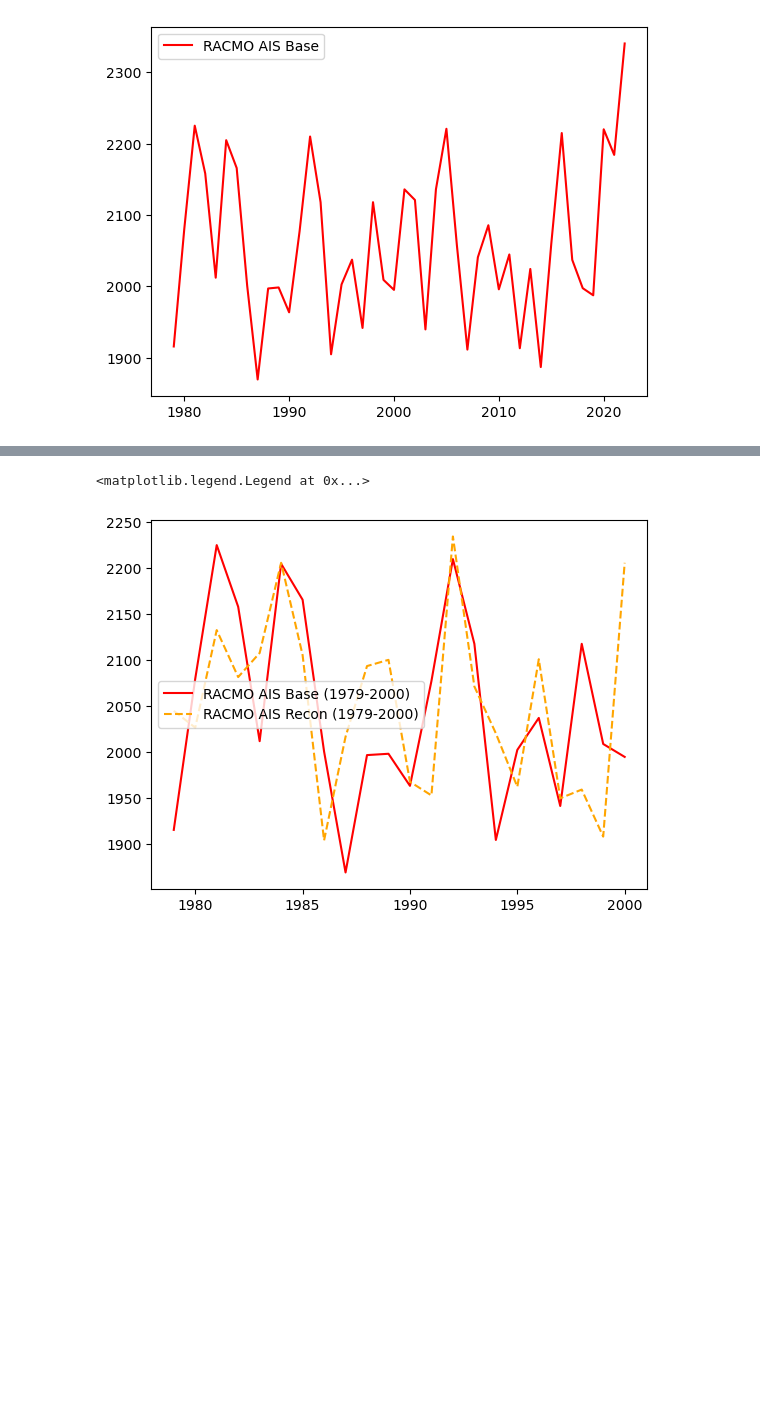
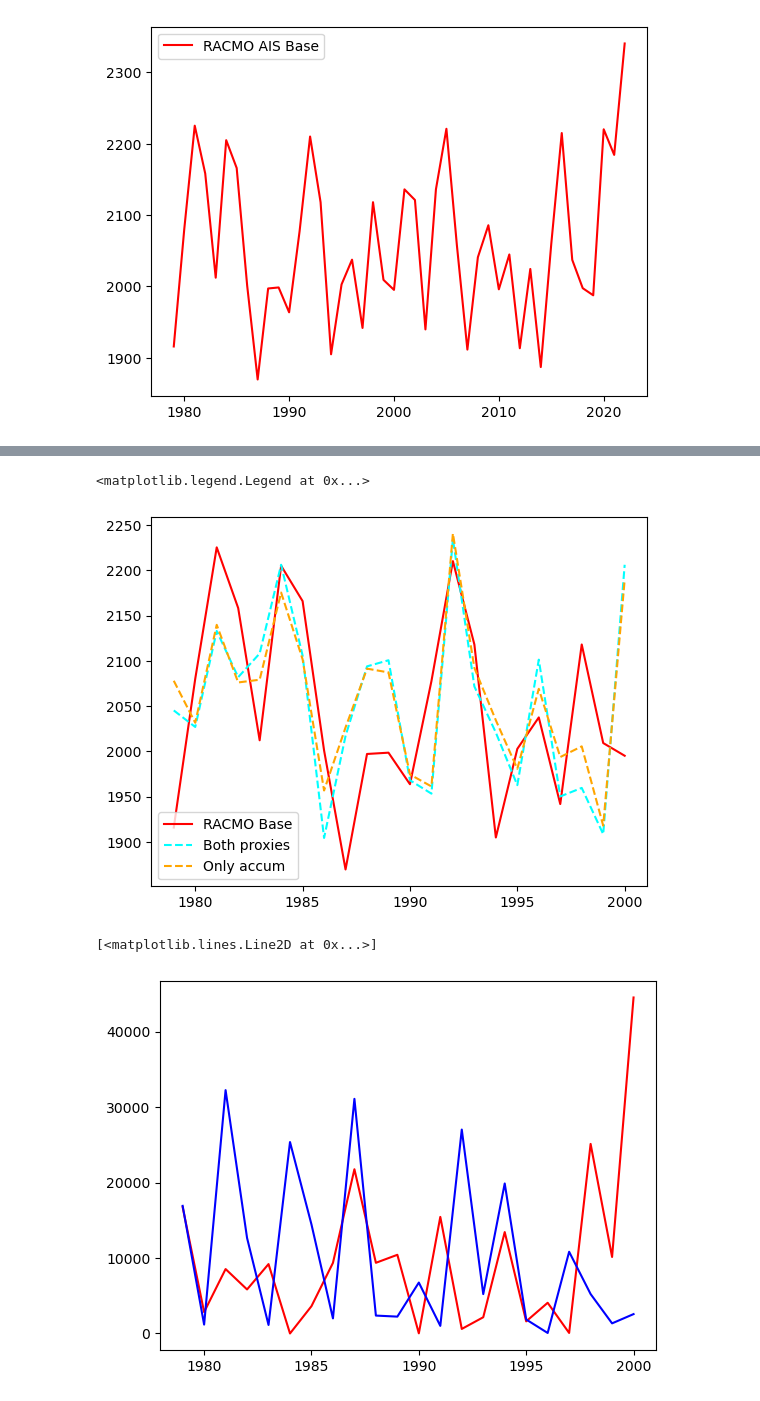
Before and after one commit to advikeswaran/metric-reconstruction, a Jupyter notebook: Recon_Processing_Double.ipynb, the cells around one changed output, grey strips where cells are left out. Drawn from its saved outputs; the diff is of its cells as text; code cells hidden in the pictures; blank space fills up the shorter version.

```diff
--- a/Recon_Processing_Double.ipynb
+++ b/Recon_Processing_Double.ipynb
@@ -58,11 +63,17 @@ plt.legend()
 # %%
-#plt.plot(midYears, ais_era5_base[:22], label='ERA5 AIS Base (1979-2000)', color='blue')
-plt.plot(midYears, ais_racmo_base[:22], label='RACMO AIS Base (1979-2000)', color='red')
-#plt.plot(midYears, ais_era5_recon[178:200], label='ERA5 AIS Recon (1979-2000)', color='cyan', linestyle='--')
-plt.plot(midYears, ais_racmo_recon[178:200], label='RACMO AIS Recon (1979-2000)', color='orange', linestyle='--')
+
+plt.plot(midYears, ais_racmo_base[:22], label='RACMO Base', color='red')
+plt.plot(midYears, ais_accum_double[178:200], label='Both proxies', color='cyan', linestyle='--')
+plt.plot(midYears, ais_accum_accum[178:200], label='Only accum', color='orange', linestyle='--')
 plt.legend()
 # %% [output]
 <matplotlib.legend.Legend at 0x...>
-[figure, old version]
+[figure, new version]
+# %%
+plt.plot(midYears, (ais_accum_double[178:200] - ais_racmo_base[:22]) ** 2, color='red')
+plt.plot(midYears, (ais_racmo_base[:22] - np.mean(ais_racmo_base[:22])) ** 2, color='blue')
+# %% [output]
+[<matplotlib.lines.Line2D at 0x...>]
+[figure, added]
 # %%
 print("AIS")
```
Also changed, not shown: parts of 8 cells of this notebook, 2 other files.
